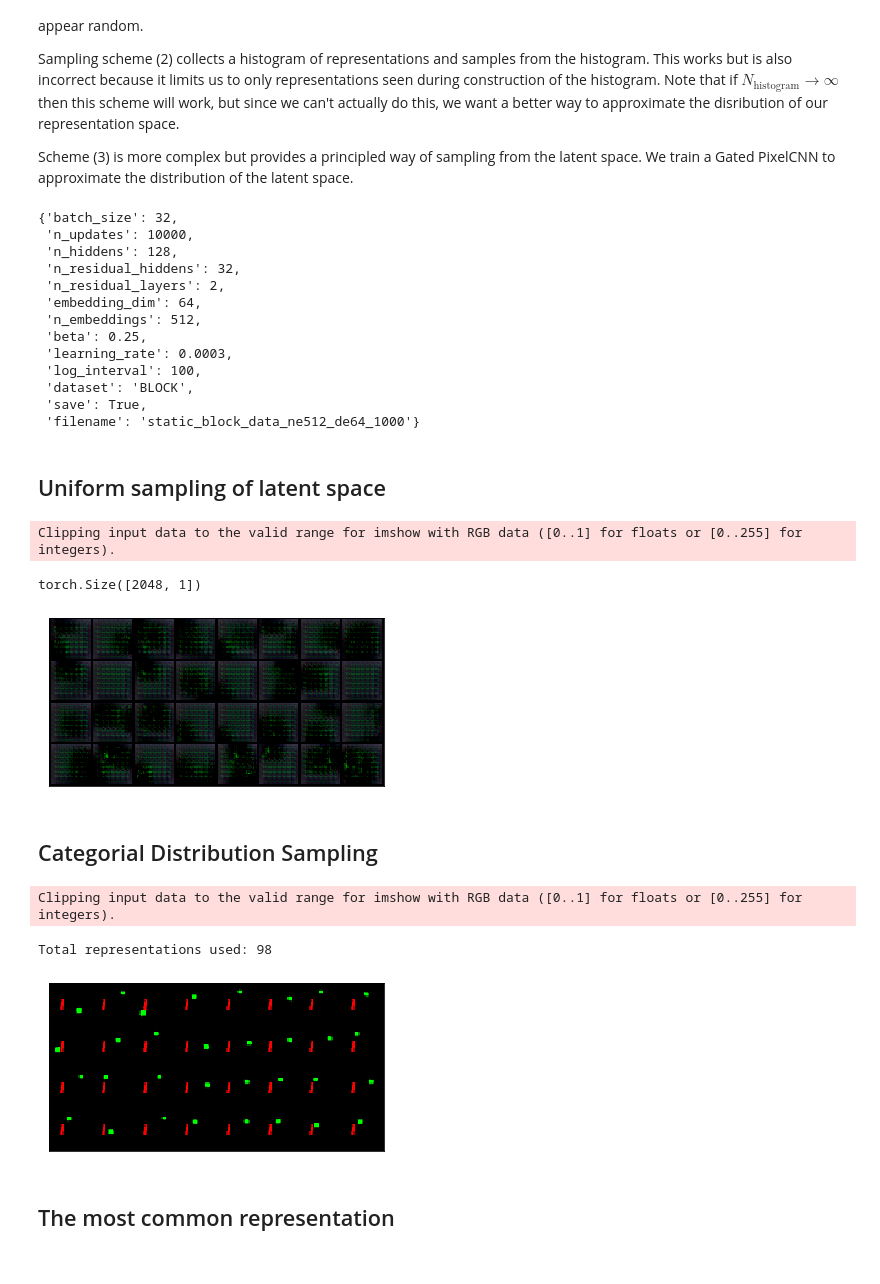
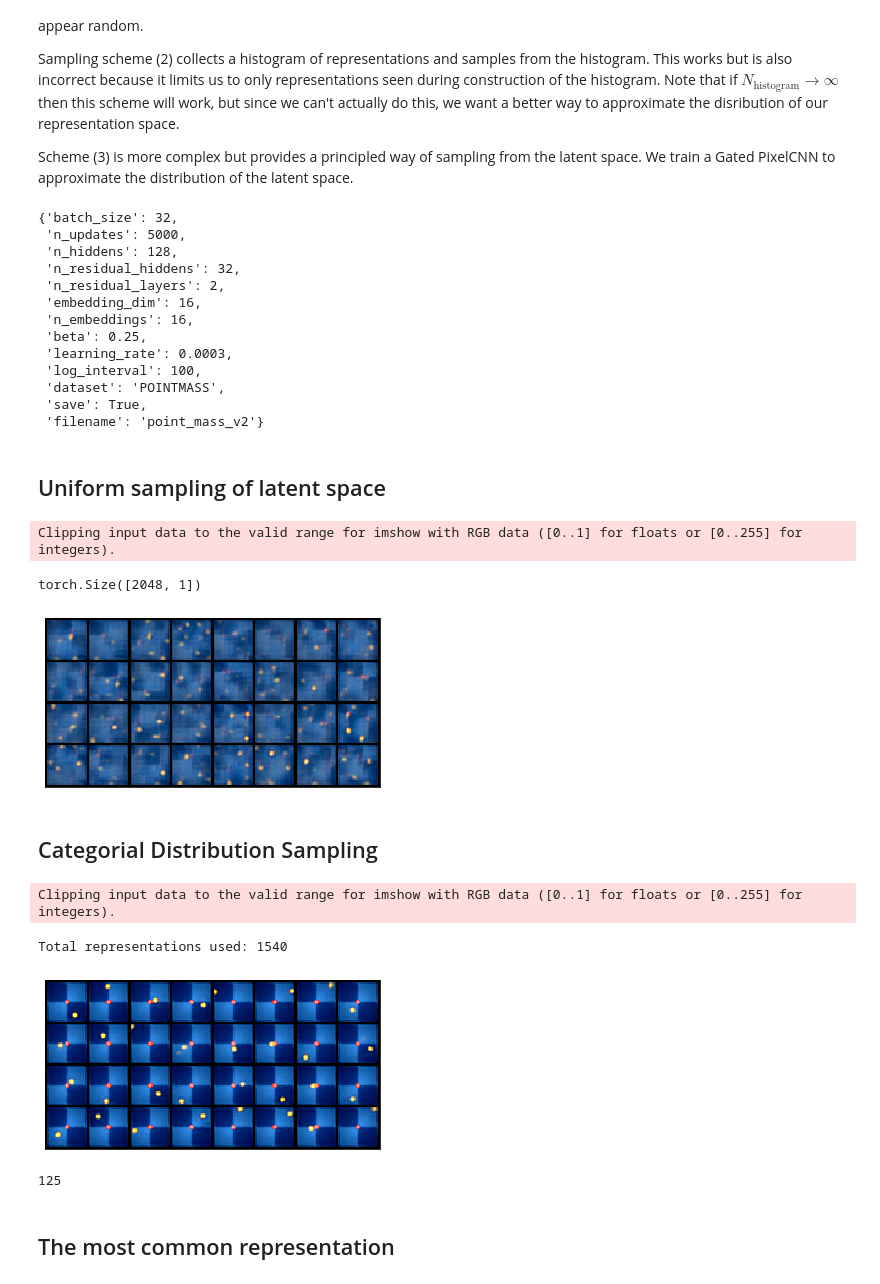
Before and after one commit to MishaLaskin/vqvae, a Jupyter notebook: visualization.ipynb, the cells around one changed output. Cells and saved outputs as stored; diff of their text form; code cells hidden in the pictures.

```diff
--- a/visualization.ipynb
+++ b/visualization.ipynb
@@ -62,8 +62,8 @@ def plot_metrics(data):
     ax.set_title('Overall Loss')
     ax.set_xlabel('iteration')
 
-def display_image_grid(x):
-    x = make_grid(x.cpu().detach()+0.5)
+def display_image_grid(x,nrow=8):
+    x = make_grid(x.cpu().detach()+0.5,nrow=nrow)
     x = x.numpy()
     fig = plt.imshow(np.transpose(x, (1,2,0)), interpolation='nearest')
     fig.axes.get_xaxis().set_visible(False)
@@ -74,7 +74,7 @@ def reconstruct(data_loader,model):
     x = x.to(device)
     vq_encoder_output = model.pre_quantization_conv(model.encoder(x))
     _, z_q, _, _,e_indices = model.vector_quantization(vq_encoder_output)
-
+    print('zq',z_q.shape)
     x_recon = model.decoder(z_q)
     return x,x_recon, z_q,e_indices
 
@@ -82,8 +82,8 @@ def reconstruct(data_loader,model):
 End of utilities
 """
 
-model_filename = 'vqvae_data_static_block_data_ne512_de64_1000.pth'
-
+#model_filename = 'vqvae_data_static_block_data_ne512_de64_1000.pth'
+model_filename = 'vqvae_data_point_mass_v2ne16nd16.pth'
 model,vqvae_data = load_model(model_filename)
 # %%
 !ls results/
@@ -107,5 +102,5 @@ vqvae_data_thu_jun_6_19_56_51_2019.pth
 # Load dataset and loaders
 # %%
 import utils
-training_data, validation_data, training_loader, validation_loader, x_train_var = utils.load_data_and_data_loaders('BLOCK', 32)
+training_data, validation_data, training_loader, validation_loader, x_train_var = utils.load_data_and_data_loaders('POINTMASS', 32)
 # %% [output]
@@ -136,0 +133,10 @@ plot_metrics(vqvae_data)
+# %%
+from torch.utils.data import DataLoader
+
+train_loader = DataLoader(training_data,
+                          batch_size=256,
+                          shuffle=False,
+                          pin_memory=True)
+
+for i,data in enumerate(iter(train_loader)):
+    print('batch',i,'data',data[0].shape,end='\r')
@@ -153,26 +161,29 @@ params = vqvae_data['hyperparameters']
 params
 # %% [output]
 {'batch_size': 32,
- 'n_updates': 10000,
+ 'n_updates': 5000,
  'n_hiddens': 128,
  'n_residual_hiddens': 32,
  'n_residual_layers': 2,
- 'embedding_dim': 64,
- 'n_embeddings': 512,
+ 'embedding_dim': 16,
+ 'n_embeddings': 16,
  'beta': 0.25,
  'learning_rate': 0.0003,
  'log_interval': 100,
- 'dataset': 'BLOCK',
+ 'dataset': 'POINTMASS',
  'save': True,
- 'filename': 'static_block_data_ne512_de64_1000'}
+ 'filename': 'point_mass_v2'}
 # %% [markdown]
 ## Uniform sampling of latent space
 # %%
+
 def generate_samples(e_indices):
     min_encodings = torch.zeros(e_indices.shape[0], params['n_embeddings']).to(device)
     min_encodings.scatter_(1, e_indices, 1)
     e_weights = model.vector_quantization.embedding.weight
-    z_q = torch.matmul(min_encodings, e_weights).view((params["batch_size"],8,8,params["embedding_dim"]))
+
+    # 32 here is actually the batch size
+    z_q = torch.matmul(min_encodings, e_weights).view((params['batch_size'],8,8,params["embedding_dim"]))
     z_q = z_q.permute(0, 3, 1, 2).contiguous()
 
     x_recon = model.decoder(z_q)
@@ -183,9 +194,10 @@ def uniform_samples(model):
 
     rand = np.random.randint(params['n_embeddings'], size=(2048, 1))
     min_encoding_indices = torch.tensor(rand).long().to(device)
+
+    print(min_encoding_indices.shape)
     x_recon, z_q,e_indices = generate_samples(min_encoding_indices)
 
-    print(min_encoding_indices.shape)
     return x_recon, z_q,e_indices
 
 x_val_recon,z_q,e_indices = uniform_samples(model)
@@ -194,7 +206,7 @@ display_image_grid(x_val_recon)
 # %% [output]
 Clipping input data to the valid range for imshow with RGB data ([0..1] for floats or [0..255] for integers).
 torch.Size([2048, 1])
-[figure, old version]
+[figure, new version]
 # %% [markdown]
 ## Categorial Distribution Sampling
 # %%
@@ -223,33 +235,33 @@ def count_representations():
         else:
             d[k]+=1
 
     return d
 
 hist = count_representations()
 if '' in hist: del hist['']
 
 print('Total representations used:',len(hist.keys()))
 def sample_histogram(hist):
     keys, vals = np.array(list(hist.keys())),np.array(list(hist.values()))
     probs = np.array(vals)/sum(vals)
-    samples = np.random.choice(keys,params['batch_size'],p=probs,replace=True)
+    samples = np.random.choice(keys,32,p=probs,replace=True)
 
     samples = np.array([np.array([int(y) for y in x.split('-')[:-1]]) for x in samples])
 
     return samples
 
 samples = sample_histogram(hist)
 
 def histogram_samples(model):
     min_encoding_indices = torch.tensor(samples).reshape(-1,1).long().to(device)
     x_recon, z_q,e_indices = generate_samples(min_encoding_indices)
 
     return x_recon, z_q,e_indices
 
 x_hist,_,_ = histogram_samples(model)
 
 display_image_grid(x_hist)
 # %% [output]
 Clipping input data to the valid range for imshow with RGB data ([0..1] for floats or [0..255] for integers).
-Total representations used: 98
+Total representations used: 1540
-[figure, old version]
+[figure, new version]
@@ -256,3 +270,8 @@ Total representations used: 98
+# %%
+all_reps = np.array(list(reversed(sorted(hashed_hist.values()))))
+len(all_reps[all_reps>4])
+# %% [output]
+125
 # %% [markdown]
 ## The most common representation
 # %%
```
Also changed, not shown: parts of 26 cells of this notebook, 6 other files.
